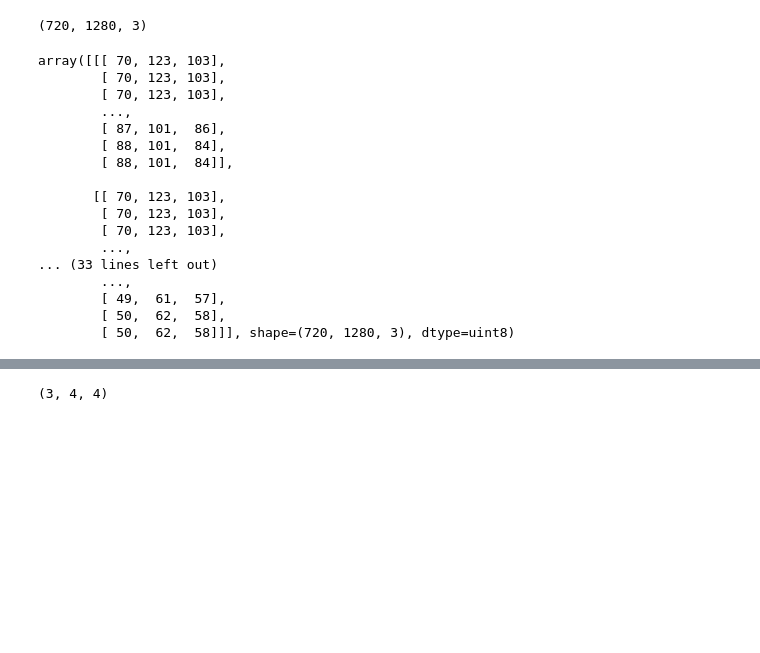
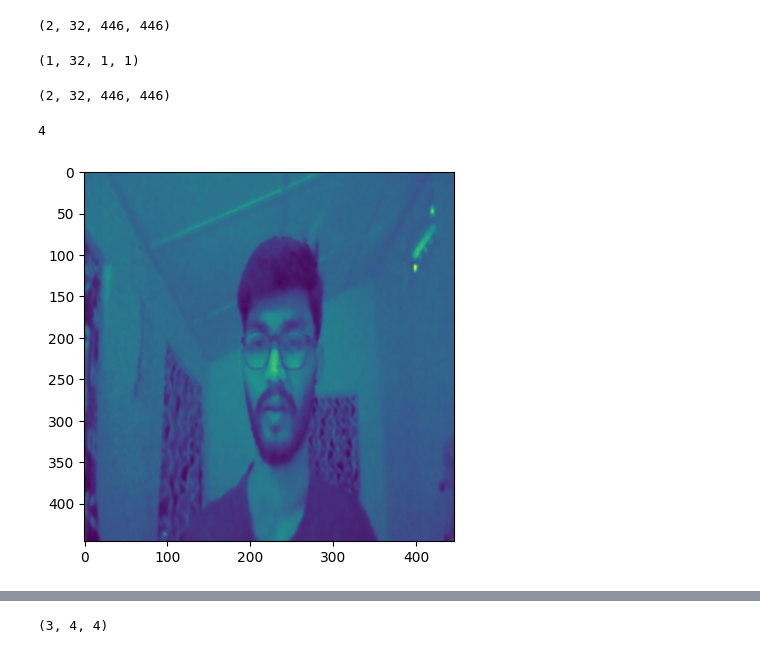
Before and after one commit to HimrajDas/Convolution, a Jupyter notebook: testing.ipynb, the cells around one changed output, grey strips where cells are left out. Saved outputs shown, nothing was run; the diff lists cells and outputs as text; code cells hidden in the pictures; blank space fills up the shorter version.

```diff
--- a/testing.ipynb
+++ b/testing.ipynb
@@ -8,0 +83,3 @@ image_array = np.array(img)
+# %%
+kernels = np.random.uniform(0, 1, size=(32, 3, 3, 3))
+bias = np.random.uniform(0, 1, size=(32,))
@@ -8,0 +90,2 @@ image_array = np.array(img)
+# %%
+kernels = kernels.reshape(32, -1)
@@ -9,26 +96,28 @@ image_array = np.array(img)
+# %%
+output = receptive_fields @ kernels.T
+# %%
+output = output.reshape(2, 446, 446, 32)
+output = output.transpose(0, 3, 1, 2)
+output += bias.reshape(1, -1, 1, 1)
+# %%
+output.shape
+# %% [output]
+(2, 32, 446, 446)
+# %%
+bias.reshape(1, -1, 1, 1).shape
+# %% [output]
+(1, 32, 1, 1)
+# %%
+output.shape
+# %% [output]
+(2, 32, 446, 446)
+# %%
+img_batch.ndim
+# %% [output]
+4
+# %%
+plt.imshow(output[0][10]);
+# %% [output]
+[figure, added]
 # %%
 # img_arr
-# %%
-image_array.shape
-# %% [output]
-(720, 1280, 3)
-# %%
-image_array
-# %% [output]
-array([[[ 70, 123, 103],
-        [ 70, 123, 103],
-        [ 70, 123, 103],
-        ...,
-        [ 87, 101,  86],
-        [ 88, 101,  84],
-        [ 88, 101,  84]],
-
-       [[ 70, 123, 103],
-        [ 70, 123, 103],
-        [ 70, 123, 103],
-        ...,
-... (33 lines left out)
-        ...,
-        [ 49,  61,  57],
-        [ 50,  62,  58],
-        [ 50,  62,  58]]], shape=(720, 1280, 3), dtype=uint8)
```
Also changed, not shown: parts of 60 cells of this notebook, 5 other files.
